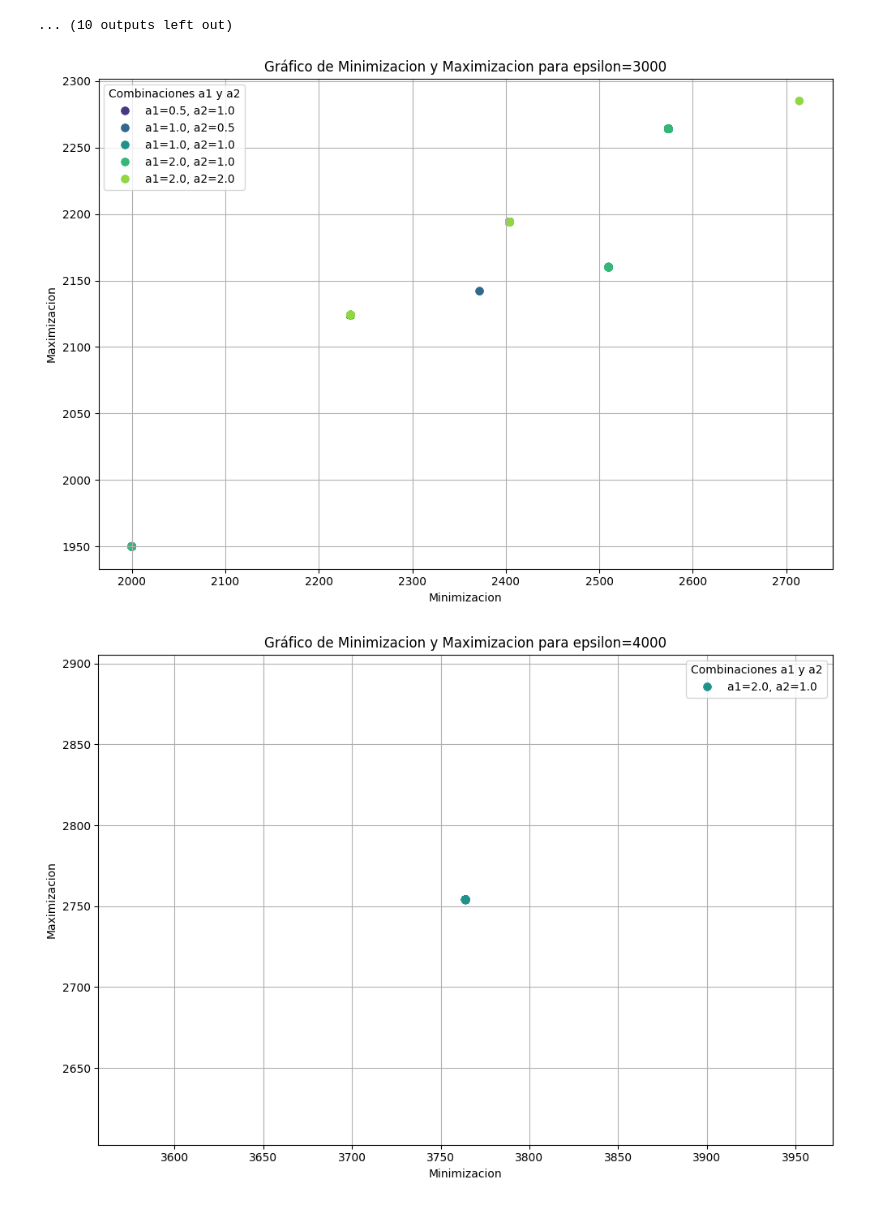
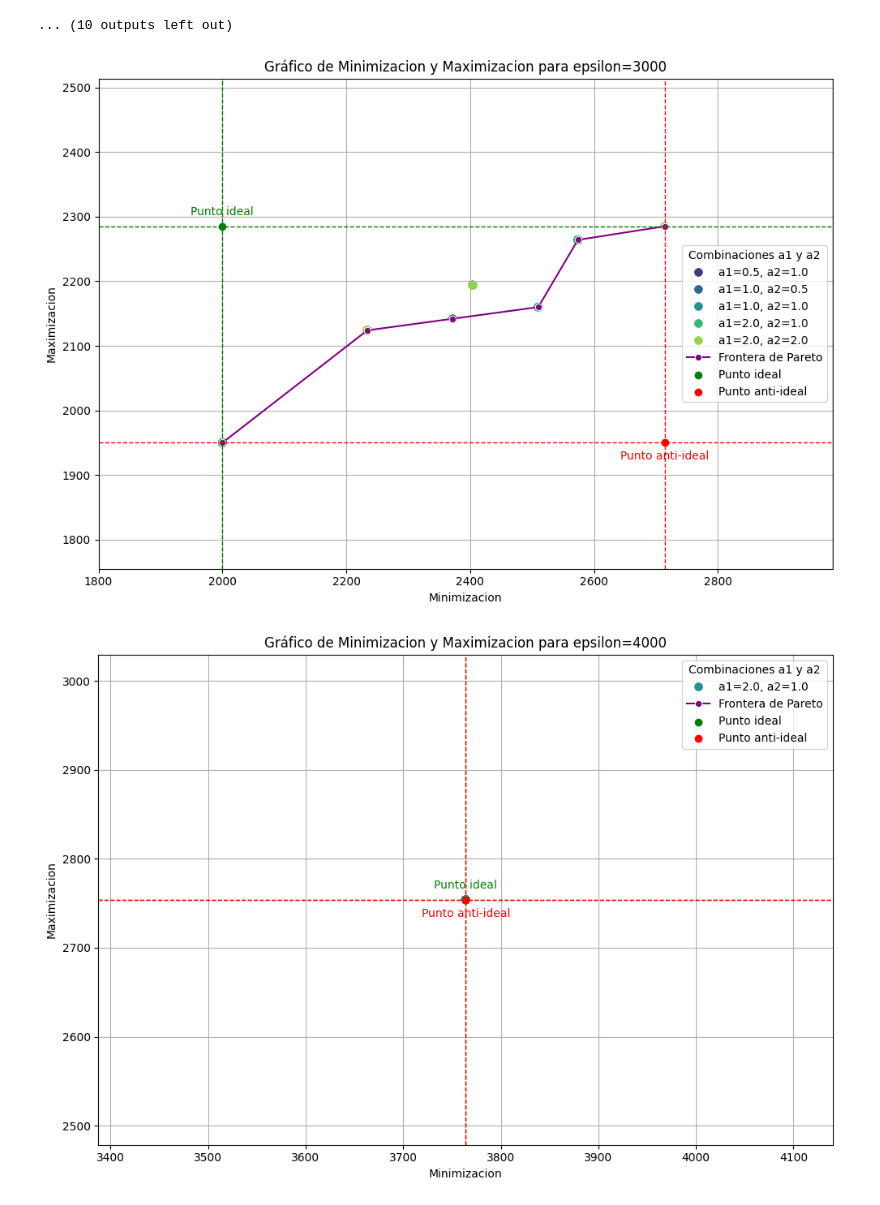
Before and after one commit to angel-salgado-m/equilibriumOptimizer, a Jupyter notebook: EquilibriumOptimizer.ipynb, the cells around one changed output. Saved outputs shown, nothing was run; the diff lists cells and outputs as text; code cells hidden in the pictures.

Commit message:
Frontera de pareto implementada. to-do: Hacer más experimentos

```diff
--- a/EquilibriumOptimizer.ipynb
+++ b/EquilibriumOptimizer.ipynb
@@ -945,32 +945,78 @@ for file in csv_files:
         a2 = float(a2)
 
         # Leer el archivo CSV
         filepath = os.path.join(directory, file)
         df = pd.read_csv(filepath)
 
         # Añadir columnas de parámetros
         df['epsilon'] = epsilon
         df['a1'] = a1
         df['a2'] = a2
         df['combinacion'] = f'a1={a1}, a2={a2}'
 
         # Concatenar al DataFrame general
         all_data = pd.concat([all_data, df], ignore_index=True)
 
+# Función para obtener puntos ideal y anti-ideal
+def get_ideal_points(df, objective1, objective2):
+    ideal = {
+        objective1: df[objective1].max(),
+        objective2: df[objective2].min()
+    }
+    anti_ideal = {
+        objective1: df[objective1].min(),
+        objective2: df[objective2].max()
+    }
+    return ideal, anti_ideal
+
+# Función para identificar la frontera de Pareto
+def get_pareto_front(df, objective1, objective2):
+    pareto = []
+    df_sorted = df.sort_values(by=[objective2, objective1])
+    pareto.append(df_sorted.iloc[0].to_dict())
+    for row in df_sorted.iloc[1:].itertuples(index=False):
+        if getattr(row, objective1) > pareto[-1][objective1]:
+            pareto.append(row._asdict())
+    return pd.DataFrame(pareto)
+
 # Generar gráficos por cada valor de epsilon
 epsilons = all_data['epsilon'].unique()
 for epsilon in epsilons:
     subset = all_data[all_data['epsilon'] == epsilon]
 
+    # Obtener puntos ideal y anti-ideal
+    ideal, anti_ideal = get_ideal_points(subset, 'Maximizacion', 'Minimizacion')
+
     plt.figure(figsize=(10, 7))
     sns.scatterplot(data=subset, x='Minimizacion', y='Maximizacion', hue='combinacion', palette='viridis', s=50, edgecolor=None)
+
+    # Obtener y graficar la frontera de Pareto
+    pareto_front = get_pareto_front(subset, 'Minimizacion', 'Maximizacion')
+    sns.lineplot(data=pareto_front, x='Minimizacion', y='Maximizacion', color='purple', marker='o', linestyle='-', label='Frontera de Pareto')
+
+    # Anotaciones de los puntos ideal y anti-ideal
+    plt.scatter(ideal['Minimizacion'], ideal['Maximizacion'], color='g', label='Punto ideal', zorder=5)
+    plt.scatter(anti_ideal['Minimizacion'], anti_ideal['Maximizacion'], color='r', label='Punto anti-ideal', zorder=5)
+    plt.annotate('Punto ideal', (ideal['Minimizacion'], ideal['Maximizacion']), textcoords="offset points", xytext=(0,10), ha='center', color='g')
+    plt.annotate('Punto anti-ideal', (anti_ideal['Minimizacion'], anti_ideal['Maximizacion']), textcoords="offset points", xytext=(0,-15), ha='center', color='r')
+
+    # Líneas punteadas para puntos ideal y anti-ideal
+    plt.axhline(y=ideal['Maximizacion'], color='g', linestyle='--', linewidth=1)
+    plt.axvline(x=ideal['Minimizacion'], color='g', linestyle='--', linewidth=1)
+    plt.axhline(y=anti_ideal['Maximizacion'], color='r', linestyle='--', linewidth=1)
+    plt.axvline(x=anti_ideal['Minimizacion'], color='r', linestyle='--', linewidth=1)
+
+    # Ajuste automático de la escala con margen del 10%
+    plt.xlim(subset['Minimizacion'].min() * 0.90, subset['Minimizacion'].max() * 1.10)
+    plt.ylim(subset['Maximizacion'].min() * 0.90, subset['Maximizacion'].max() * 1.10)
+
     plt.title(f'Gráfico de Minimizacion y Maximizacion para epsilon={epsilon}')
     plt.xlabel('Minimizacion')
     plt.ylabel('Maximizacion')
     plt.legend(title='Combinaciones a1 y a2')
     plt.grid(True)
     plt.tight_layout()
     plt.show()
 # %% [output]
-[figure, old version]
+[figure, new version]
-[figure, old version]
+[figure, new version]
```
Also changed, not shown: parts of 1 cell of this notebook.
